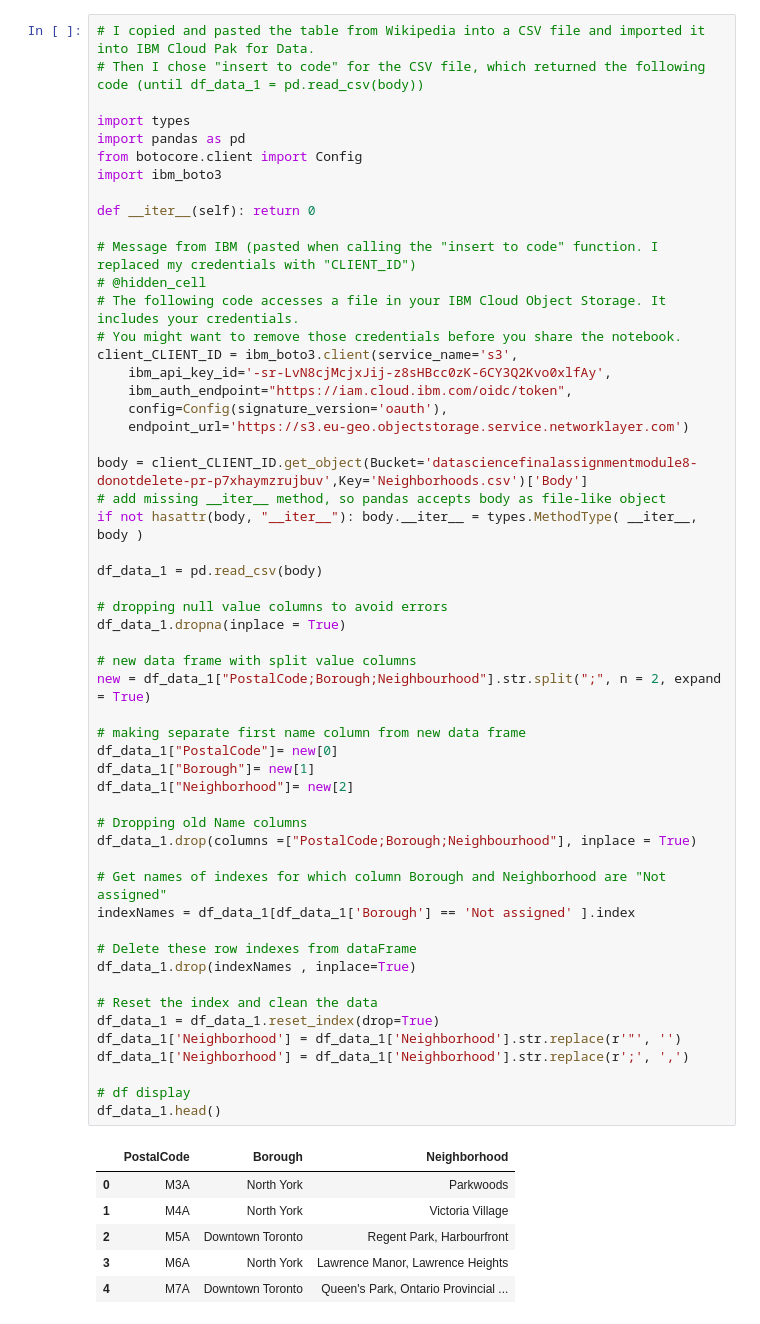
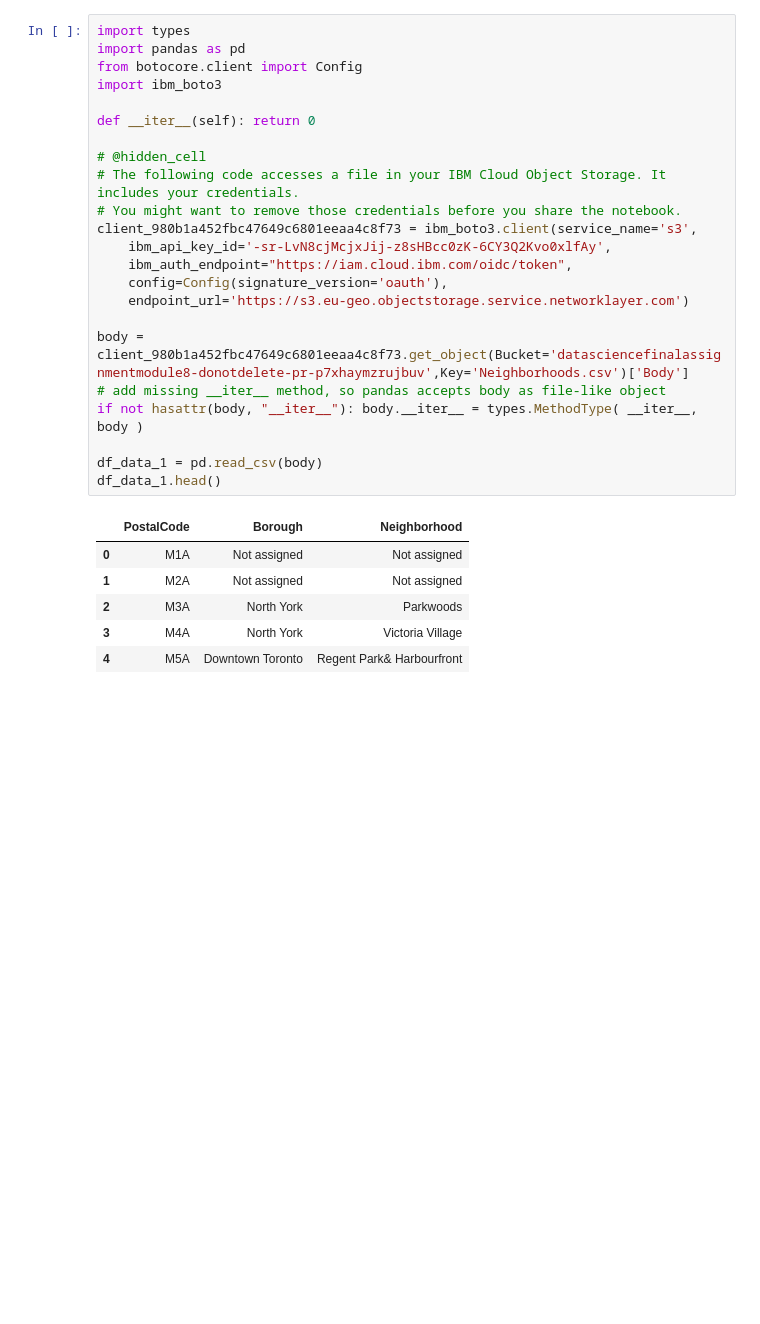
Before and after one commit to seba-schmidt/Coursera_Capstone, a Jupyter notebook: Final Assignment Module 9 - Toronto's neighborhood.ipynb, the cells around one changed output. Drawn from its saved outputs; the diff is of its cells as text; blank space fills up the shorter version.

```diff
--- a/Final Assignment Module 9 - Toronto's neighborhood.ipynb
+++ b/Final Assignment Module 9 - Toronto's neighborhood.ipynb
@@ -3,61 +51,30 @@ Question 1
 # %%
-# I copied and pasted the table from Wikipedia into a CSV file and imported it into IBM Cloud Pak for Data.
-# Then I chose "insert to code" for the CSV file, which returned the following code (until df_data_1 = pd.read_csv(body))
-
 import types
 import pandas as pd
 from botocore.client import Config
 import ibm_boto3
 
 def __iter__(self): return 0
 
-# Message from IBM (pasted when calling the "insert to code" function. I replaced my credentials with "CLIENT_ID")
 # @hidden_cell
 # The following code accesses a file in your IBM Cloud Object Storage. It includes your credentials.
 # You might want to remove those credentials before you share the notebook.
-client_CLIENT_ID = ibm_boto3.client(service_name='s3',
+client_980b1a452fbc47649c6801eeaa4c8f73 = ibm_boto3.client(service_name='s3',
     ibm_api_key_id='-sr-LvN8cjMcjxJij-z8sHBcc0zK-6CY3Q2Kvo0xlfAy',
     ibm_auth_endpoint="https://iam.cloud.ibm.com/oidc/token",
     config=Config(signature_version='oauth'),
     endpoint_url='https://s3.eu-geo.objectstorage.service.networklayer.com')
 
-body = client_CLIENT_ID.get_object(Bucket='datasciencefinalassignmentmodule8-donotdelete-pr-p7xhaymzrujbuv',Key='Neighborhoods.csv')['Body']
+body = client_980b1a452fbc47649c6801eeaa4c8f73.get_object(Bucket='datasciencefinalassignmentmodule8-donotdelete-pr-p7xhaymzrujbuv',Key='Neighborhoods.csv')['Body']
 # add missing __iter__ method, so pandas accepts body as file-like object
 if not hasattr(body, "__iter__"): body.__iter__ = types.MethodType( __iter__, body )
 
 df_data_1 = pd.read_csv(body)
-
-# dropping null value columns to avoid errors
-df_data_1.dropna(inplace = True)
-
-# new data frame with split value columns
-new = df_data_1["PostalCode;Borough;Neighbourhood"].str.split(";", n = 2, expand = True)
-
-# making separate first name column from new data frame
-df_data_1["PostalCode"]= new[0]
-df_data_1["Borough"]= new[1]
-df_data_1["Neighborhood"]= new[2]
-
-# Dropping old Name columns
-df_data_1.drop(columns =["PostalCode;Borough;Neighbourhood"], inplace = True)
-
-# Get names of indexes for which column Borough and Neighborhood are "Not assigned"
-indexNames = df_data_1[df_data_1['Borough'] == 'Not assigned' ].index
-
-# Delete these row indexes from dataFrame
-df_data_1.drop(indexNames , inplace=True)
-
-# Reset the index and clean the data
-df_data_1 = df_data_1.reset_index(drop=True)
-df_data_1['Neighborhood'] = df_data_1['Neighborhood'].str.replace(r'"', '')
-df_data_1['Neighborhood'] = df_data_1['Neighborhood'].str.replace(r';', ',')
-
-# df display
 df_data_1.head()
 # %% [output]
 |  | PostalCode | Borough | Neighborhood |
-| 0 | M3A | North York | Parkwoods |
-| 1 | M4A | North York | Victoria Village |
-| 2 | M5A | Downtown Toronto | Regent Park, Harbourfront |
-| 3 | M6A | North York | Lawrence Manor, Lawrence Heights |
-| 4 | M7A | Downtown Toronto | Queen's Park, Ontario Provincial ... |
+| 0 | M1A | Not assigned | Not assigned |
+| 1 | M2A | Not assigned | Not assigned |
+| 2 | M3A | North York | Parkwoods |
+| 3 | M4A | North York | Victoria Village |
+| 4 | M5A | Downtown Toronto | Regent Park& Harbourfront |
```
Also changed, not shown: parts of 51 cells of this notebook.
